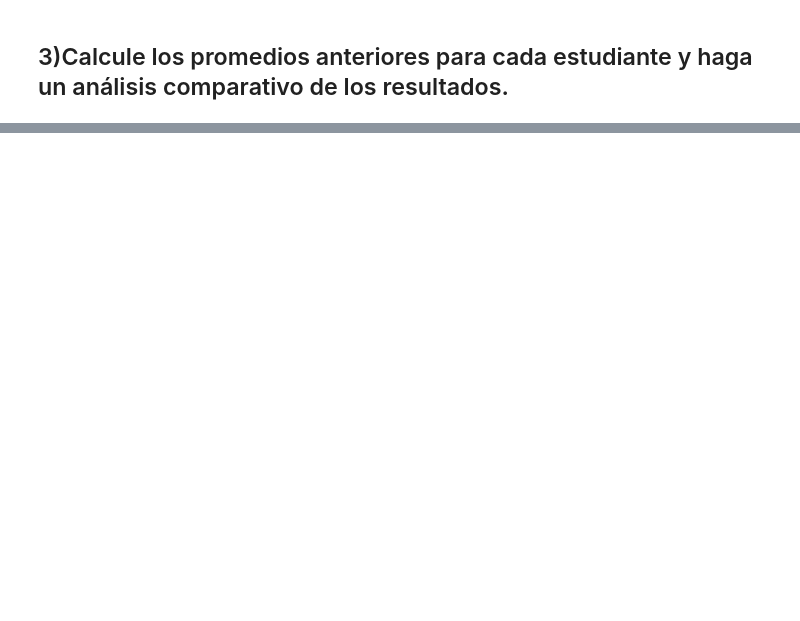
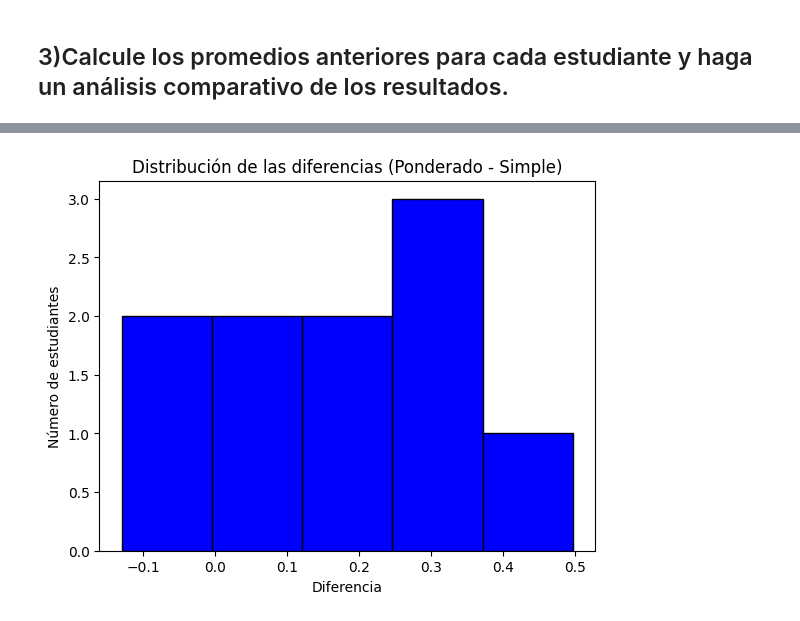
Before and after one commit to strejo4/ColabFiles_UACJ_PADP, a Jupyter notebook: MEIA_DatosAcademicos_Tarea.ipynb, the cells around one changed output, grey strips where cells are left out. Saved outputs shown, nothing was run; the diff lists cells and outputs as text; code cells hidden in the pictures; blank space fills up the shorter version.

```diff
--- a/MEIA_DatosAcademicos_Tarea.ipynb
+++ b/MEIA_DatosAcademicos_Tarea.ipynb
@@ -59,0 +34,12 @@ df.head(11)
+# %%
+#Analisis comparativo
+
+diferencia = promedio_ponderado - promedio_sin_pesos
+
+plt.hist(diferencia, bins=5, color='blue', edgecolor='black')
+plt.title('Distribución de las diferencias (Ponderado - Simple)')
+plt.xlabel('Diferencia')
+plt.ylabel('Número de estudiantes')
+plt.show()
+# %% [output]
+[figure, added]
```
Also changed, not shown: parts of 5 cells of this notebook.
